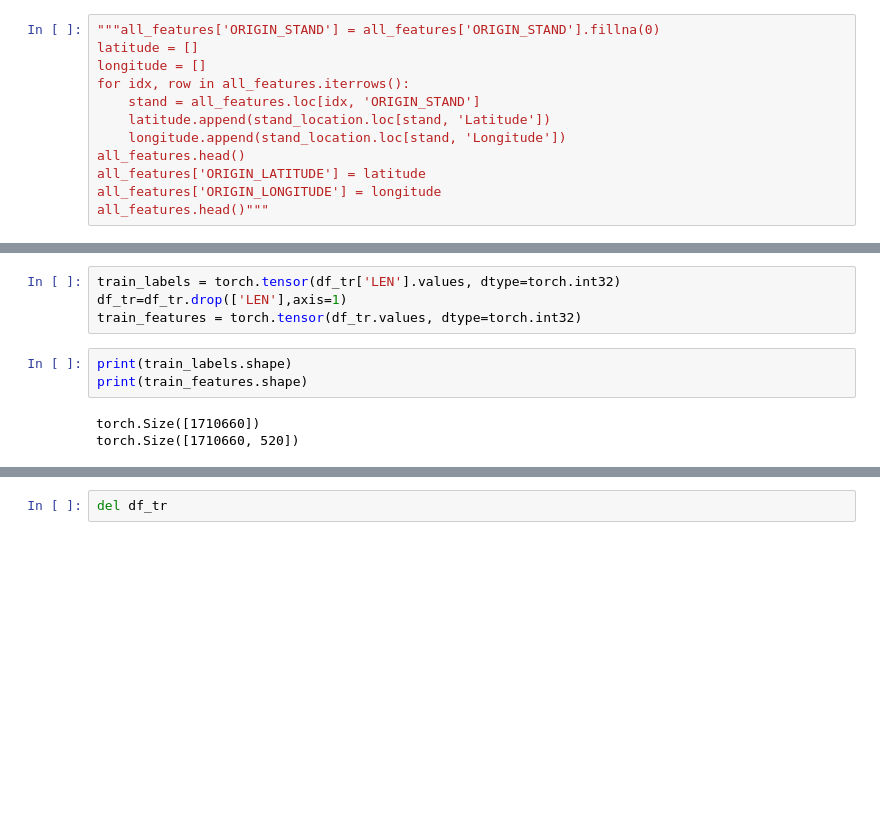
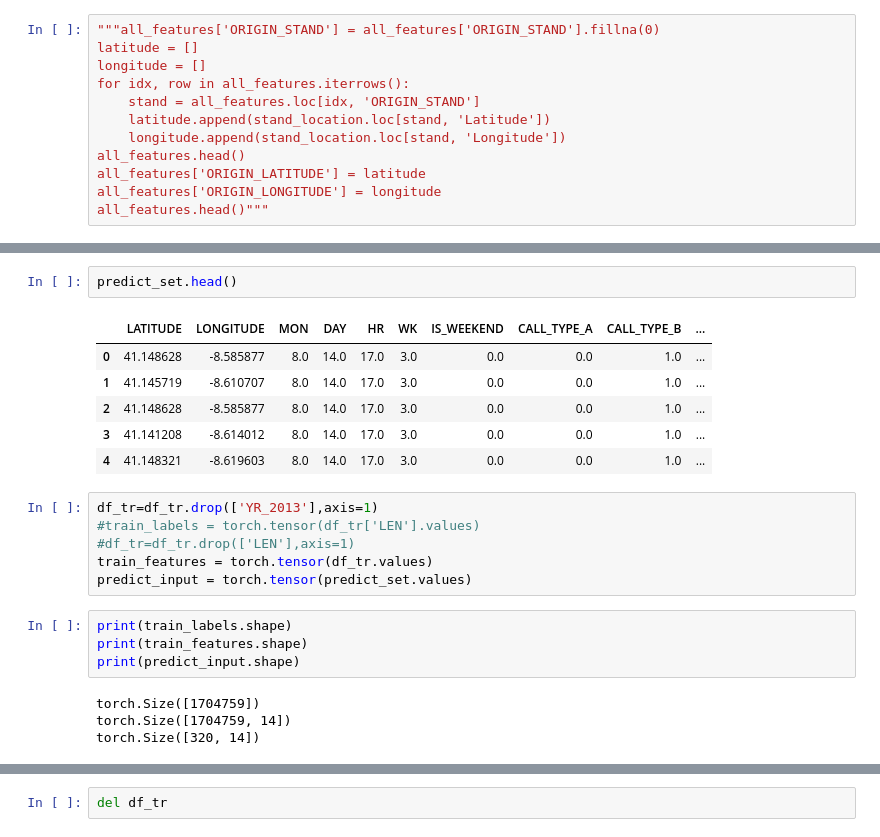
Before and after one commit to Henri-XYu02/CSE151B-project, a Jupyter notebook: Code/Feature Engineering.ipynb, the cells around one changed output, grey strips where cells are left out. Cells and saved outputs as stored; diff of their text form; blank space fills up the shorter version.

Commit message:
Input tensor provided

```diff
--- a/Code/Feature Engineering.ipynb
+++ b/Code/Feature Engineering.ipynb
@@ -198,10 +294,23 @@ df_tr.head()
+# %%
+predict_set.head()
+# %% [output]
+|  | LATITUDE | LONGITUDE | MON | DAY | HR | WK | IS_WEEKEND | CALL_TYPE_A | CALL_TYPE_B | ... |
+| 0 | 41.148628 | -8.585877 | 8.0 | 14.0 | 17.0 | 3.0 | 0.0 | 0.0 | 1.0 | ... |
+| 1 | 41.145719 | -8.610707 | 8.0 | 14.0 | 17.0 | 3.0 | 0.0 | 0.0 | 1.0 | ... |
+| 2 | 41.148628 | -8.585877 | 8.0 | 14.0 | 17.0 | 3.0 | 0.0 | 0.0 | 1.0 | ... |
+| 3 | 41.141208 | -8.614012 | 8.0 | 14.0 | 17.0 | 3.0 | 0.0 | 0.0 | 1.0 | ... |
+| 4 | 41.148321 | -8.619603 | 8.0 | 14.0 | 17.0 | 3.0 | 0.0 | 0.0 | 1.0 | ... |
 # %%
-train_labels = torch.tensor(df_tr['LEN'].values, dtype=torch.int32)
-df_tr=df_tr.drop(['LEN'],axis=1)
-train_features = torch.tensor(df_tr.values, dtype=torch.int32)
+df_tr=df_tr.drop(['YR_2013'],axis=1)
+#train_labels = torch.tensor(df_tr['LEN'].values)
+#df_tr=df_tr.drop(['LEN'],axis=1)
+train_features = torch.tensor(df_tr.values)
+predict_input = torch.tensor(predict_set.values)
 # %%
 print(train_labels.shape)
 print(train_features.shape)
+print(predict_input.shape)
 # %% [output]
-torch.Size([1710660])
-torch.Size([1710660, 520])
+torch.Size([1704759])
+torch.Size([1704759, 14])
+torch.Size([320, 14])
```
Also changed, not shown: parts of 31 cells of this notebook, 2 other files.
